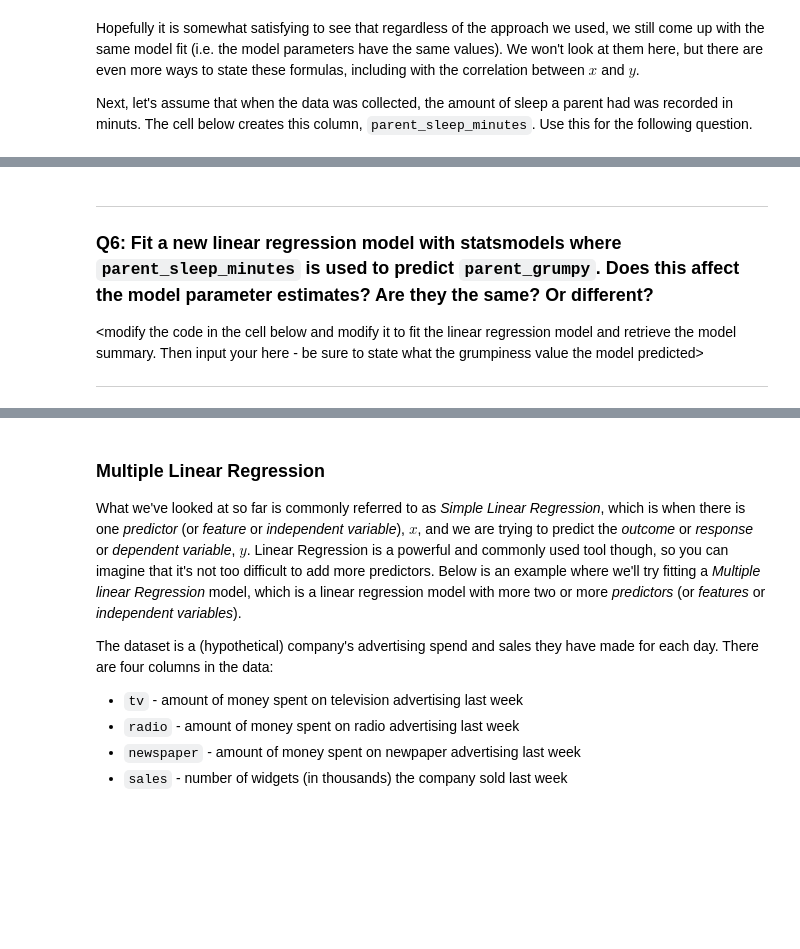
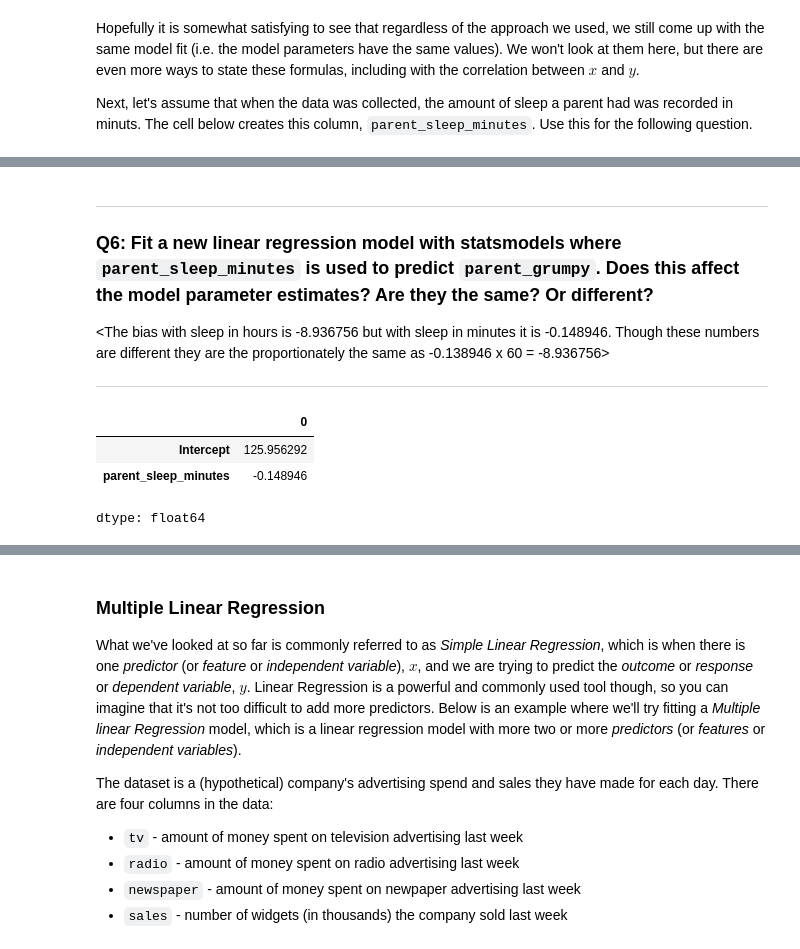
Before and after one commit to BudLight-Year/cs3120-assign2, a Jupyter notebook: linear_regression_lab.ipynb, the cells around one changed output, grey strips where cells are left out. Drawn from its saved outputs; the diff is of its cells as text; code cells hidden in the pictures; blank space fills up the shorter version.

```diff
--- a/linear_regression_lab.ipynb
+++ b/linear_regression_lab.ipynb
@@ -563,9 +578,14 @@ df.parent_sleep_minutes.describe()
 
  ### Q6: Fit a new linear regression model with **statsmodels** where `parent_sleep_minutes` is used to predict `parent_grumpy`. Does this affect the model parameter estimates? Are they the same? Or different?
 
- \<modify the code in the cell below and modify it to fit the linear regression model and retrieve the model summary. Then input your here - be sure to state what the grumpiness value the model predicted\>
+ \<The bias with sleep in hours is -8.936756 but with sleep in minutes it is -0.148946. Though these numbers are different they are the proportionately the same as -0.138946 x 60 = -8.936756\>
 
  ***
 # %%
-sm_lm_min = smf.ols(formula=' ~ ', data=df).fit()
+sm_lm_min = smf.ols(formula=' parent_grumpy ~ parent_sleep_minutes ', data=df).fit()
 sm_lm_min.params
+# %% [output]
+|  | 0 |
+| Intercept | 125.956292 |
+| parent_sleep_minutes | -0.148946 |
+dtype: float64
```
Also changed, not shown: parts of 16 cells of this notebook.
